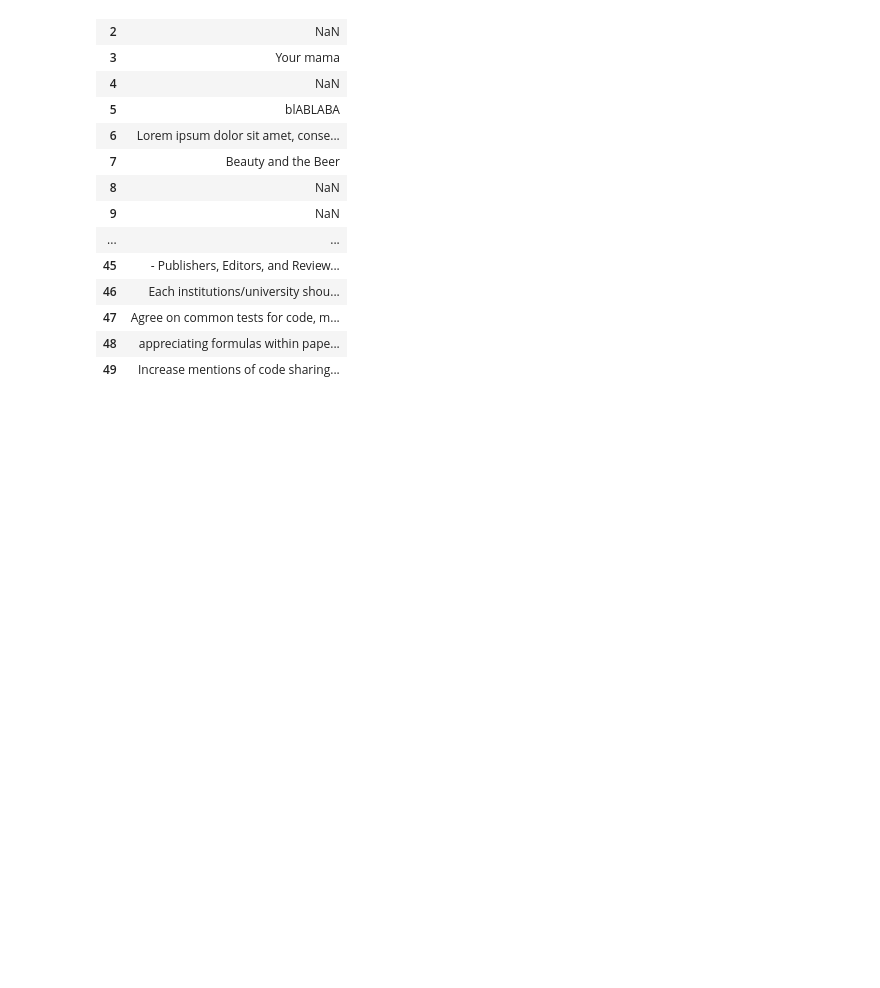
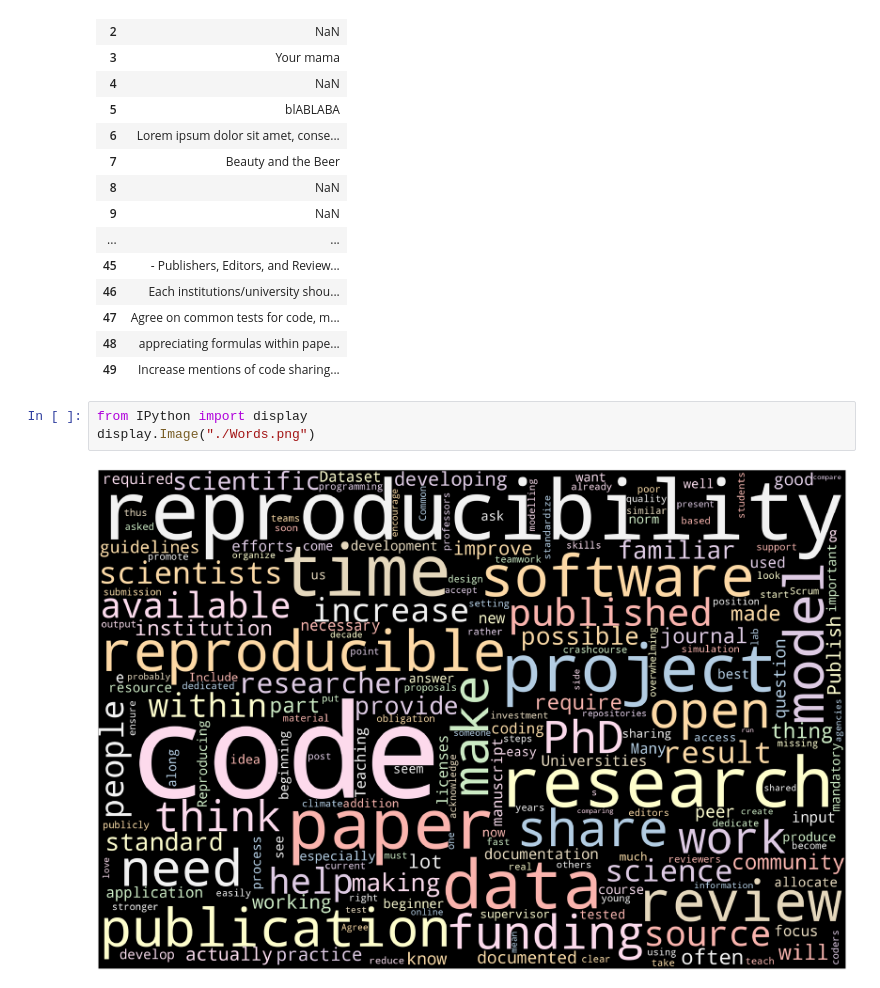
Before and after one commit to rreinecke/reproduce-study, a Jupyter notebook: poll_analysis.ipynb, the cells around one changed output. Drawn from its saved outputs; the diff is of its cells as text; blank space fills up the shorter version.

```diff
--- a/poll_analysis.ipynb
+++ b/poll_analysis.ipynb
@@ -322,3 +415,8 @@ df.head(50)
 | 47 | Agree on common tests for code, m... |
 | 48 | appreciating formulas within pape... |
 | 49 | Increase mentions of code sharing... |
+# %%
+from IPython import display
+display.Image("./Words.png")
+# %% [output]
+[figure, added]
```
Also changed, not shown: parts of 14 cells of this notebook.
